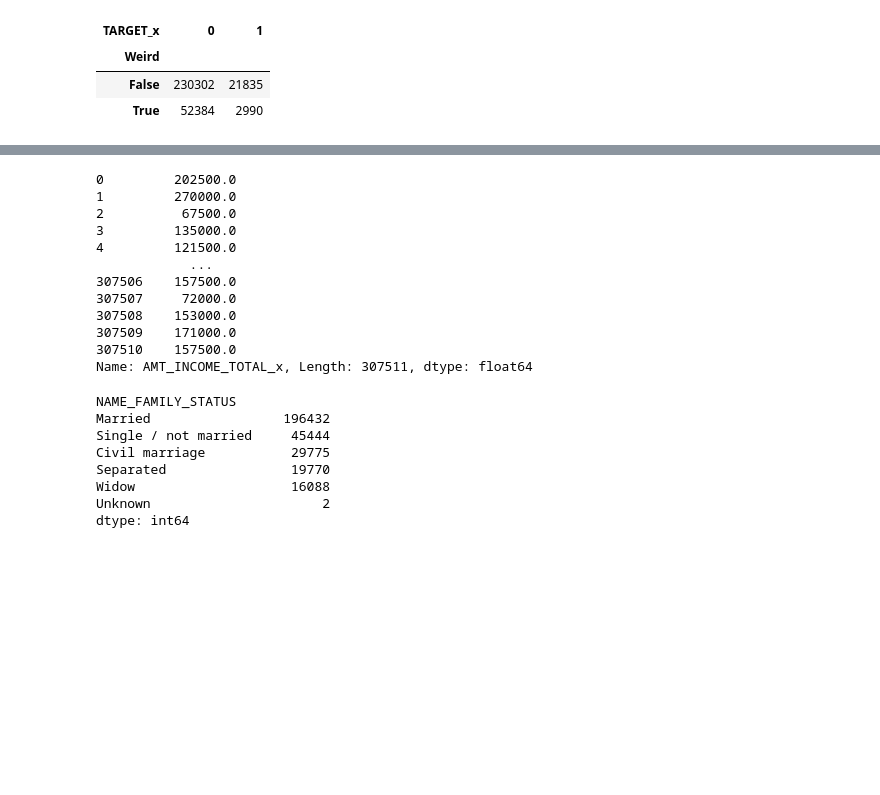
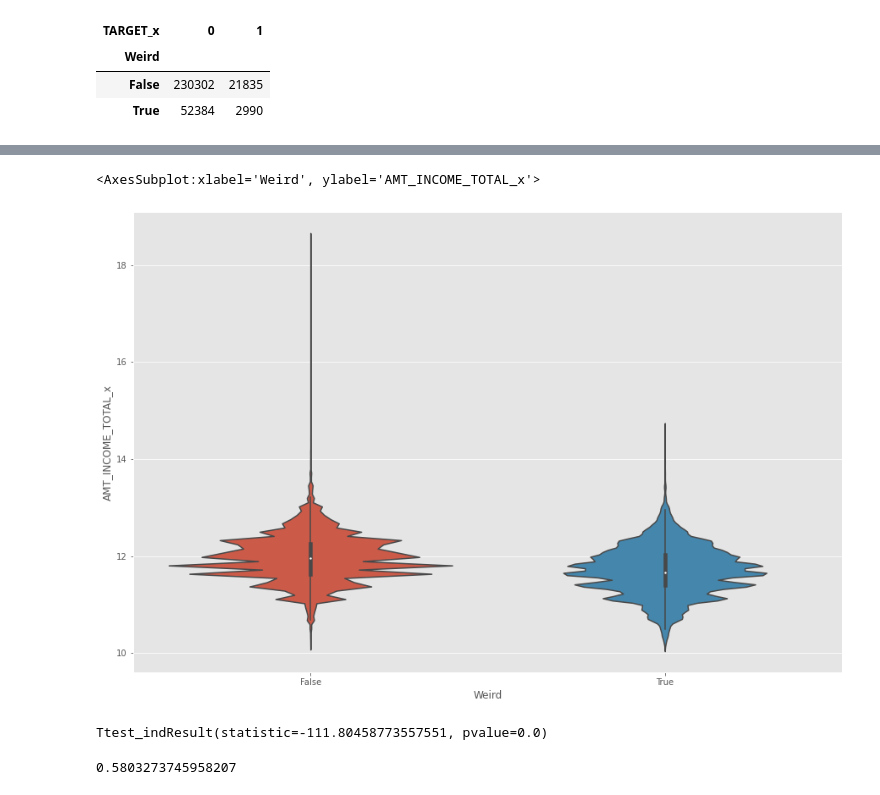
Before and after one commit to Antonio-Avila/Home-Credit-Default, a Jupyter notebook: Current_Apps_EDA.ipynb, the cells around one changed output, grey strips where cells are left out. Cells and saved outputs as stored; diff of their text form; code cells hidden in the pictures; blank space fills up the shorter version.

Commit message:
further investigation on weirds

```diff
--- a/Current_Apps_EDA.ipynb
+++ b/Current_Apps_EDA.ipynb
@@ -137,26 +162,14 @@ KernelInterrupted: Execution interrupted by the Jupyter kernel.
-# %%
-df.AMT_INCOME_TOTAL_x
-# %% [output]
-0         202500.0
-1         270000.0
-2          67500.0
-3         135000.0
-4         121500.0
-            ...
-307506    157500.0
-307507     72000.0
-307508    153000.0
-307509    171000.0
-307510    157500.0
-Name: AMT_INCOME_TOTAL_x, Length: 307511, dtype: float64
-# %%
-app_train_red.value_counts("NAME_FAMILY_STATUS")
-# %% [output]
-NAME_FAMILY_STATUS
-Married                 196432
-Single / not married     45444
-Civil marriage           29775
-Separated                19770
-Widow                    16088
-Unknown                      2
-dtype: int64
+# %%
+sns.violinplot(x = df.Weird , y =  np.log(df.AMT_INCOME_TOTAL_x))
+# %% [output]
+<AxesSubplot:xlabel='Weird', ylabel='AMT_INCOME_TOTAL_x'>
+[figure, added]
+# %%
+stats.ttest_ind(np.log(df.AMT_INCOME_TOTAL_x[df.Weird == True]), np.log(df.AMT_INCOME_TOTAL_x[df.Weird == False]), equal_var = False)
+# %% [output]
+Ttest_indResult(statistic=-111.80458773557551, pvalue=0.0)
+# %%
+d = cohens_d(np.log(df.AMT_INCOME_TOTAL_x[df.Weird == True]), np.log(df.AMT_INCOME_TOTAL_x[df.Weird == False]))
+np.exp(d)
+# %% [output]
+0.5803273745958207
```
Also changed, not shown: parts of 18 cells of this notebook.
